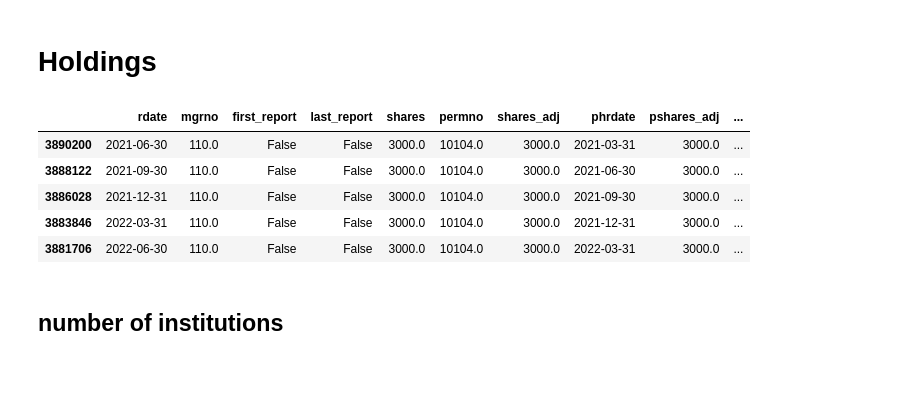
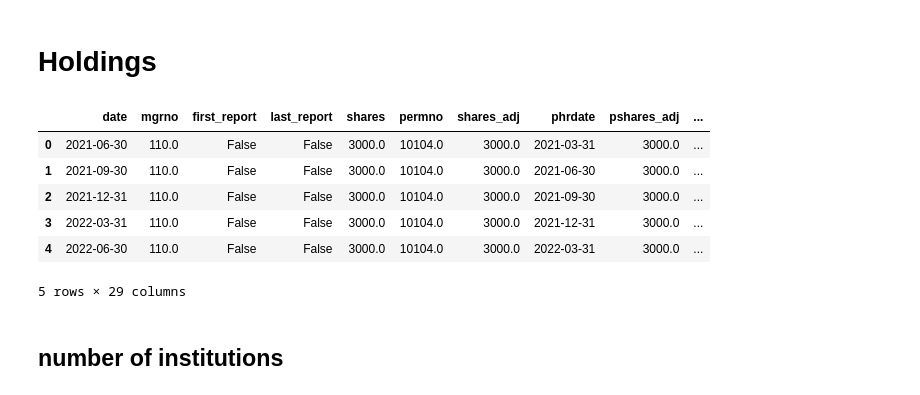
Before and after one commit to JennyJiang118/AFP-hedgefund-holdings, a Jupyter notebook: EDA_holdings.ipynb, the cells around one changed output. Cells and saved outputs as stored; diff of their text form; code cells hidden in the pictures.

```diff
--- a/EDA_holdings.ipynb
+++ b/EDA_holdings.ipynb
@@ -7,20 +7,21 @@ from matplotlib import pyplot as plt
 # %%
 import pyarrow.parquet as pq
 
 # Specify the path to your parquet.gzip file
-parquet_file_path = 'data/holdings.parquet.gzip'
+parquet_file_path = 'data/holdings_sp500.parquet.gzip'
 
 # Read the Parquet file using pyarrow
 holdings = pq.read_table(parquet_file_path)
 
 # Convert the table to a Pandas DataFrame if needed
 holdings = holdings.to_pandas()
 
 holdings.head()
 # %% [output]
-|  | rdate | mgrno | first_report | last_report | shares | permno | shares_adj | phrdate | pshares_adj | ... |
-| 3890200 | 2021-06-30 | 110.0 | False | False | 3000.0 | 10104.0 | 3000.0 | 2021-03-31 | 3000.0 | ... |
-| 3888122 | 2021-09-30 | 110.0 | False | False | 3000.0 | 10104.0 | 3000.0 | 2021-06-30 | 3000.0 | ... |
-| 3886028 | 2021-12-31 | 110.0 | False | False | 3000.0 | 10104.0 | 3000.0 | 2021-09-30 | 3000.0 | ... |
-| 3883846 | 2022-03-31 | 110.0 | False | False | 3000.0 | 10104.0 | 3000.0 | 2021-12-31 | 3000.0 | ... |
-| 3881706 | 2022-06-30 | 110.0 | False | False | 3000.0 | 10104.0 | 3000.0 | 2022-03-31 | 3000.0 | ... |
+|  | date | mgrno | first_report | last_report | shares | permno | shares_adj | phrdate | pshares_adj | ... |
+| 0 | 2021-06-30 | 110.0 | False | False | 3000.0 | 10104.0 | 3000.0 | 2021-03-31 | 3000.0 | ... |
+| 1 | 2021-09-30 | 110.0 | False | False | 3000.0 | 10104.0 | 3000.0 | 2021-06-30 | 3000.0 | ... |
+| 2 | 2021-12-31 | 110.0 | False | False | 3000.0 | 10104.0 | 3000.0 | 2021-09-30 | 3000.0 | ... |
+| 3 | 2022-03-31 | 110.0 | False | False | 3000.0 | 10104.0 | 3000.0 | 2021-12-31 | 3000.0 | ... |
+| 4 | 2022-06-30 | 110.0 | False | False | 3000.0 | 10104.0 | 3000.0 | 2022-03-31 | 3000.0 | ... |
+5 rows × 29 columns
```
Also changed, not shown: parts of 11 cells of this notebook, 2 other files.
